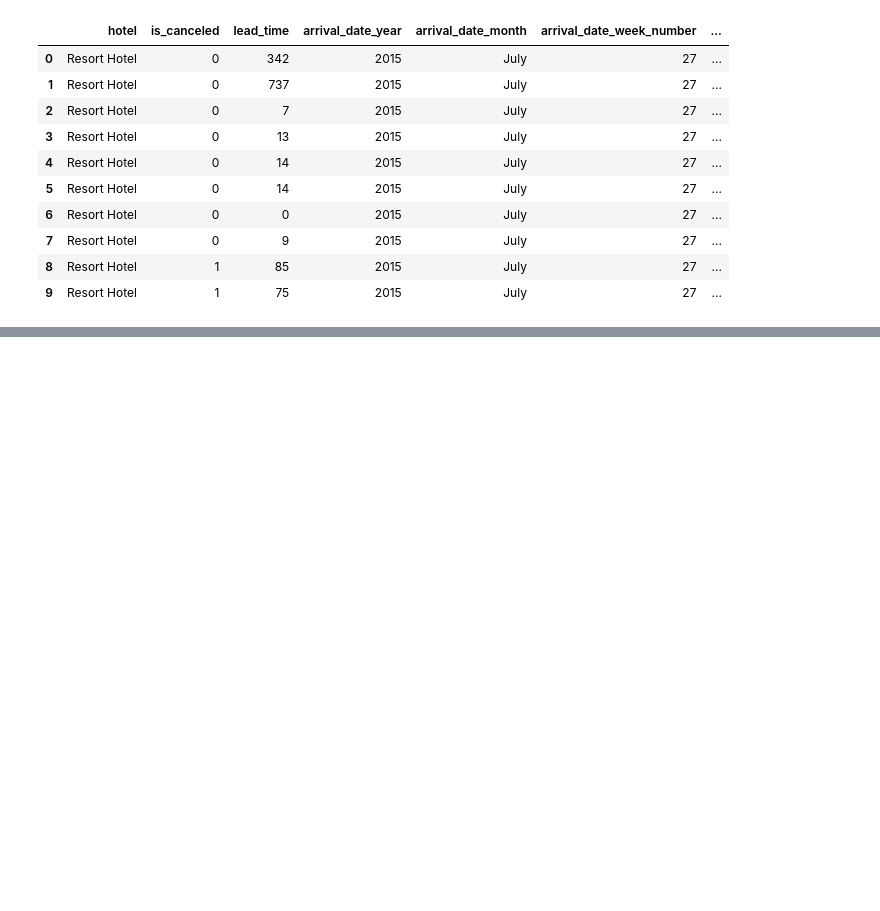
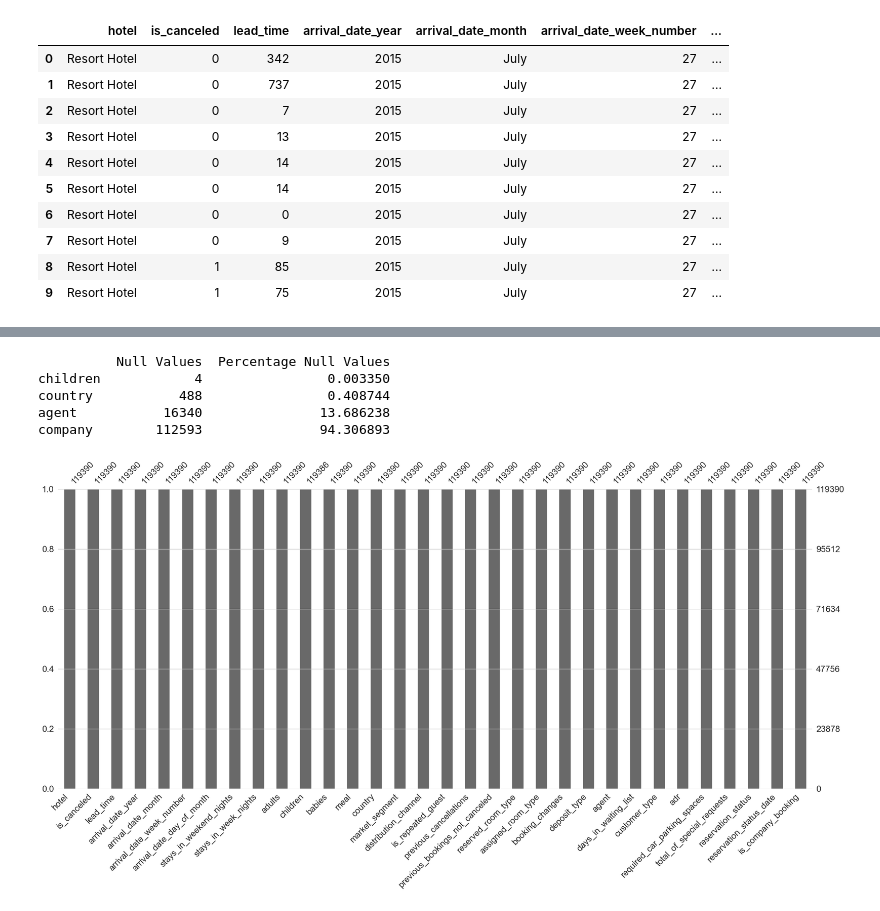
Before and after one commit to slaav1k/RSREU_MethodsML, a Jupyter notebook: sample2.ipynb, the cells around one changed output, grey strips where cells are left out. Drawn from its saved outputs; the diff is of its cells as text; code cells hidden in the pictures; blank space fills up the shorter version.

```diff
--- a/sample2.ipynb
+++ b/sample2.ipynb
@@ -55,0 +177,29 @@ plt.show()
+# %%
+null_with_values = null[null['Null Values'] > 0]
+print(null_with_values)
+
+# Заполнить пропуски в 'country' наиболее частой страной
+most_common_country = df['country'].mode()[0]
+df['country'] = df['country'].fillna(most_common_country)
+
+# Для 'agent': заполнить 0
+df['agent'] = df['agent'].fillna(0)
+
+# Для 'company': создать бинарный флаг
+df['is_company_booking'] = df['company'].notna().astype(int)
+# Удалить исходный столбец, если он больше не нужен
+df.drop('company', axis=1, inplace=True)
+# %% [output]
+          Null Values  Percentage Null Values
+children            4                0.003350
+country           488                0.408744
+agent           16340               13.686238
+company        112593               94.306893
+# %%
+import missingno as msno
+
+# visualizing null values
+msno.bar(df)
+plt.show()
+# %% [output]
+[figure, added]
```
Also changed, not shown: parts of 52 cells of this notebook, 1 other file.
